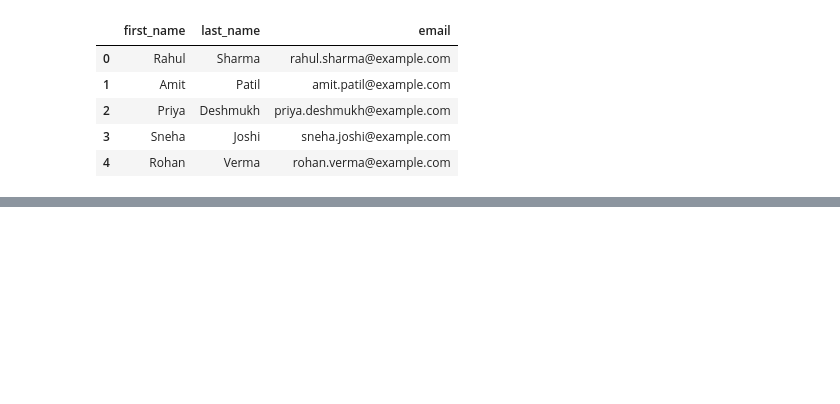
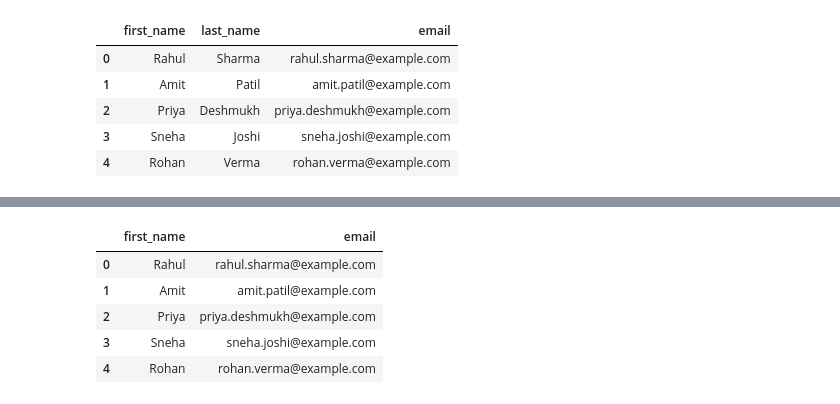
Before and after one commit to Prafullg06/pandas-learning, a Jupyter notebook: pandas.ipynb, the cells around one changed output, grey strips where cells are left out. Cells and saved outputs as stored; diff of their text form; code cells hidden in the pictures; blank space fills up the shorter version.

```diff
--- a/pandas.ipynb
+++ b/pandas.ipynb
@@ -108,0 +118,9 @@ df1
+# %%
+df1[["first_name","email"]]
+# %% [output]
+|  | first_name | email |
+| 0 | Rahul | rahul.sharma@example.com |
+| 1 | Amit | amit.patil@example.com |
+| 2 | Priya | priya.deshmukh@example.com |
+| 3 | Sneha | sneha.joshi@example.com |
+| 4 | Rohan | rohan.verma@example.com |
```
Also changed, not shown: parts of 1 cell of this notebook.
